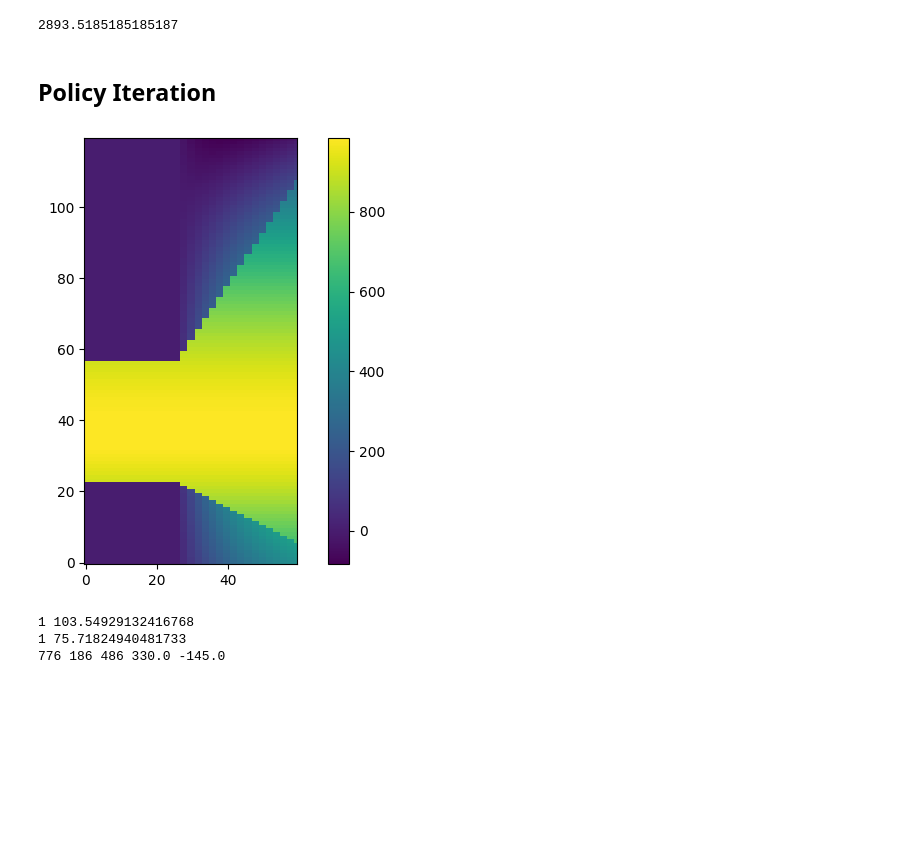
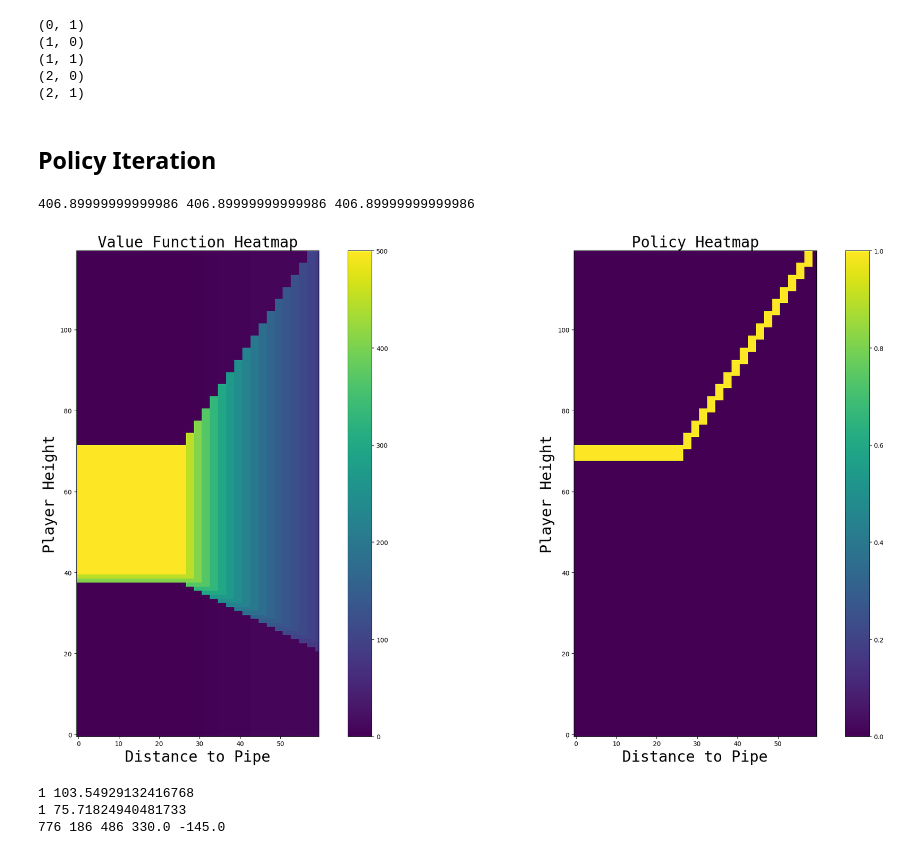
Before and after one commit to JacobAlbus/deepbird, a Jupyter notebook: python/notebook.ipynb, the cells around one changed output. Saved outputs shown, nothing was run; the diff lists cells and outputs as text; code cells hidden in the pictures; blank space fills up the shorter version.

```diff
--- a/python/notebook.ipynb
+++ b/python/notebook.ipynb
@@ -1,9 +1,16 @@
 # %%
-frames = 250000000
+from space import Space
 
-frames / (3600 * 24)
+state_space = Space((3, 2))
+
+for state in state_space:
+  print(state)
 # %% [output]
-2893.5185185185187
+(0, 1)
+(1, 0)
+(1, 1)
+(2, 0)
+(2, 1)
 # %% [markdown]
 ## Policy Iteration
 # %%
@@ -20,24 +48,32 @@ with open(f'policies/policy_{index}.json') as json_file:
+# %%
+print(value_function['(40, 40, 30)'], value_function['(50, 40, 30)'], value_function['(75, 40, 30)'])
+# %% [output]
+406.89999999999986 406.89999999999986 406.89999999999986
 # %%
-# height = 25
-height = 9
+fig = plt.figure()
+fig.set_size_inches(24, 12)
 
-values = np.zeros((120, 60))
-for i in range(120):
-  for j in range(60):
-    state = f"({i}, {height}, {j})"
-    values[i, j] = value_function[state]
+ax1 = fig.add_subplot(121)
+ax1.set_title("Value Function Heatmap", font="monospace", fontsize=24)
+ax1.set_xlabel("Distance to Pipe", font="monospace", fontsize=24)
+ax1.set_ylabel("Player Height", font="monospace", fontsize=24)
+im1 = ax1.imshow(state_values, origin="lower")
+fig.colorbar(im1)
 
-fig, ax = plt.subplots()
-im = ax.imshow(values, origin='lower')
-
-fig.colorbar(im)
+ax2 = fig.add_subplot(122)
+ax2.set_title("Policy Heatmap", font="monospace", fontsize=24)
+ax2.set_xlabel("Distance to Pipe", font="monospace", fontsize=24)
+ax2.set_ylabel("Player Height", font="monospace", fontsize=24)
+im2 = ax2.imshow(policy_values, origin="lower")
+fig.colorbar(im2)
 
 fig.tight_layout()
-plt.savefig("heatmap2.png")
 
-plt.show()
+plt.savefig("reward_function3.png")
+
+# plt.show()
 # %% [output]
-[figure, old version]
+[figure, new version]
 # %%
 state = (97, 9, 50)
 next_state = (98, 9, 48)
```
Also changed, not shown: parts of 18 cells of this notebook, 11 other files.
